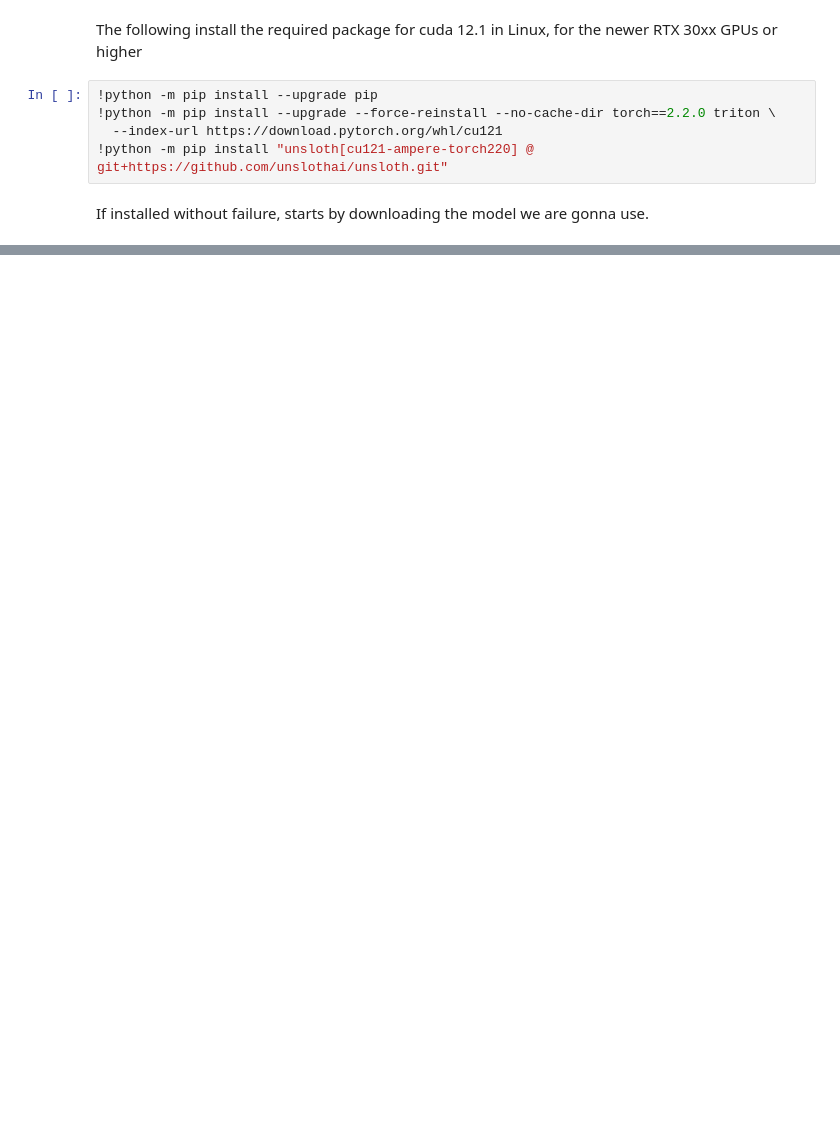
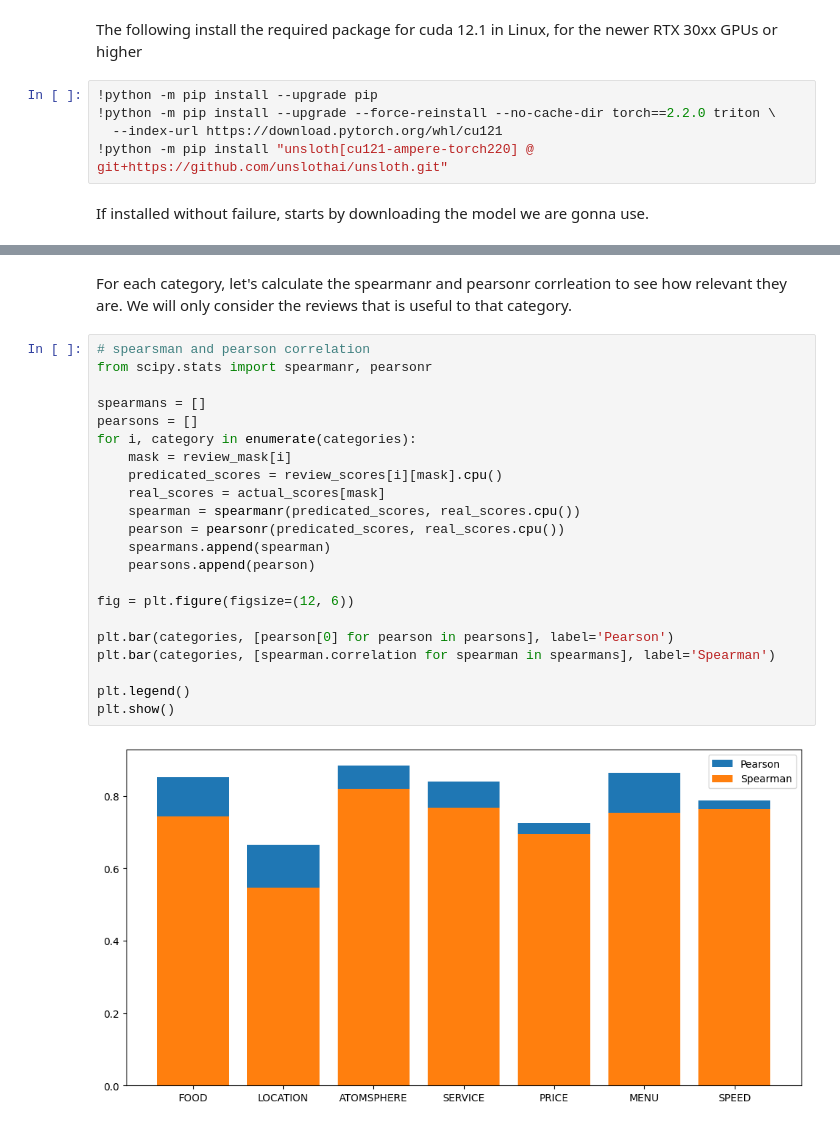
Before and after one commit to Decycle/RestaurantReviews, a Jupyter notebook: models/decoder_inference.ipynb, the cells around one changed output, grey strips where cells are left out. Saved outputs shown, nothing was run; the diff lists cells and outputs as text; blank space fills up the shorter version.

```diff
--- a/models/decoder_inference.ipynb
+++ b/models/decoder_inference.ipynb
@@ -43,0 +281,26 @@ with torch.no_grad():
+# %% [markdown]
+For each category, let's calculate the spearmanr and pearsonr corrleation to see how relevant they are. We will only consider the reviews that is useful to that category.
+# %%
+# spearsman and pearson correlation
+from scipy.stats import spearmanr, pearsonr
+
+spearmans = []
+pearsons = []
+for i, category in enumerate(categories):
+    mask = review_mask[i]
+    predicated_scores = review_scores[i][mask].cpu()
+    real_scores = actual_scores[mask]
+    spearman = spearmanr(predicated_scores, real_scores.cpu())
+    pearson = pearsonr(predicated_scores, real_scores.cpu())
+    spearmans.append(spearman)
+    pearsons.append(pearson)
+
+fig = plt.figure(figsize=(12, 6))
+
+plt.bar(categories, [pearson[0] for pearson in pearsons], label='Pearson')
+plt.bar(categories, [spearman.correlation for spearman in spearmans], label='Spearman')
+
+plt.legend()
+plt.show()
+# %% [output]
+[figure, added]
```
Also changed, not shown: parts of 25 cells of this notebook.
